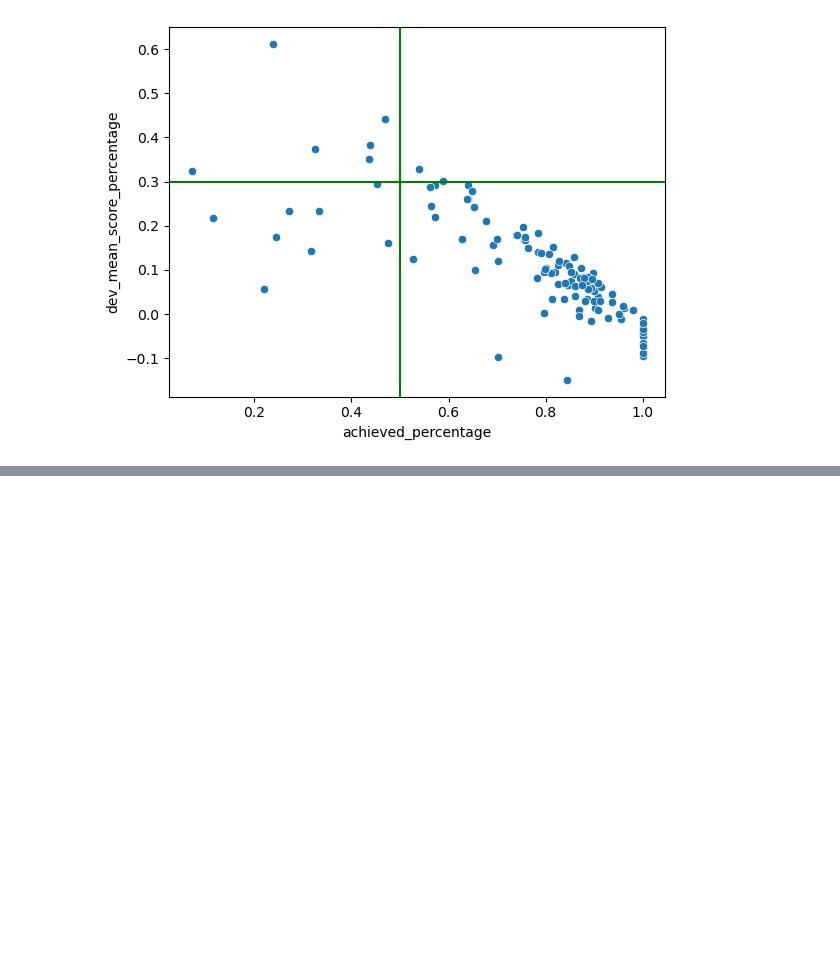
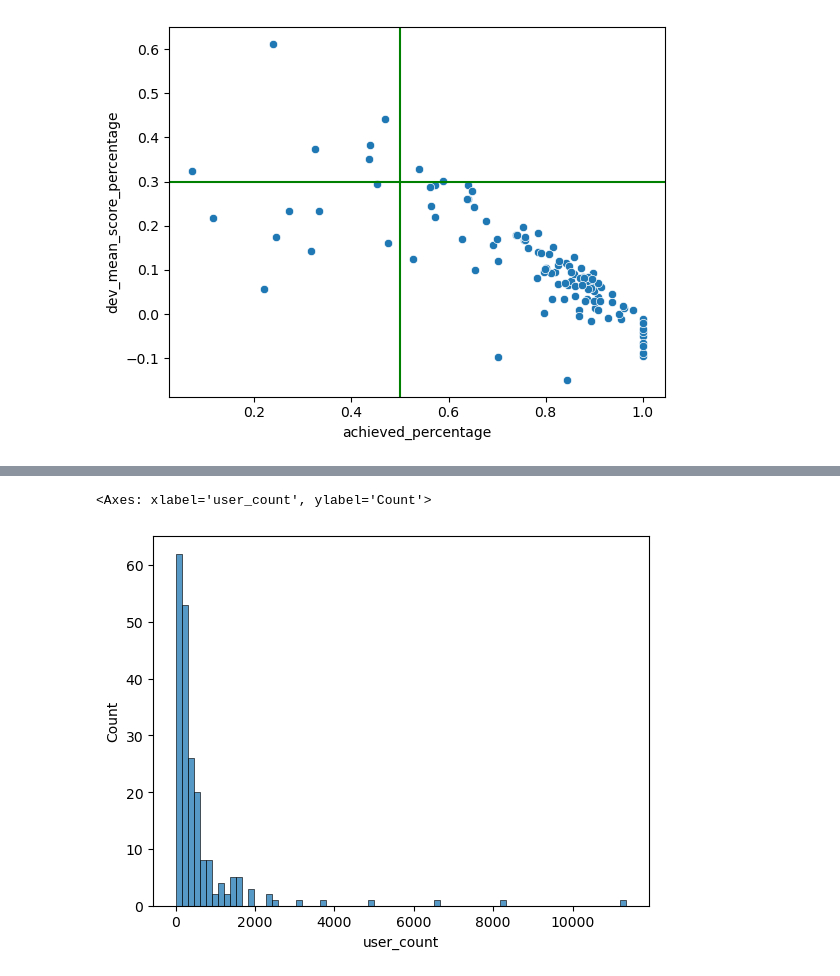
Before and after one commit to pt0p/metrics-for-educational-courses, a Jupyter notebook: module_metrics_research.ipynb, the cells around one changed output, grey strips where cells are left out. Saved outputs shown, nothing was run; the diff lists cells and outputs as text; code cells hidden in the pictures; blank space fills up the shorter version.

Commit message:
add module time, user count

```diff
--- a/module_metrics_research.ipynb
+++ b/module_metrics_research.ipynb
@@ -347,0 +354,4 @@ plt.ylabel("dev_mean_score_percentage");
+# %%
+df = another_filter_module_progress(user_module_progress, user_element_progress)
+user_count = df.groupby('course_module_id').agg(user_count=('user_id', pd.Series.nunique))
+user_count
@@ -347,0 +373,5 @@ plt.ylabel("dev_mean_score_percentage");
+# %%
+sns.histplot(user_count['user_count'])
+# %% [output]
+<Axes: xlabel='user_count', ylabel='Count'>
+[figure, added]
```
Also changed, not shown: parts of 19 cells of this notebook.
